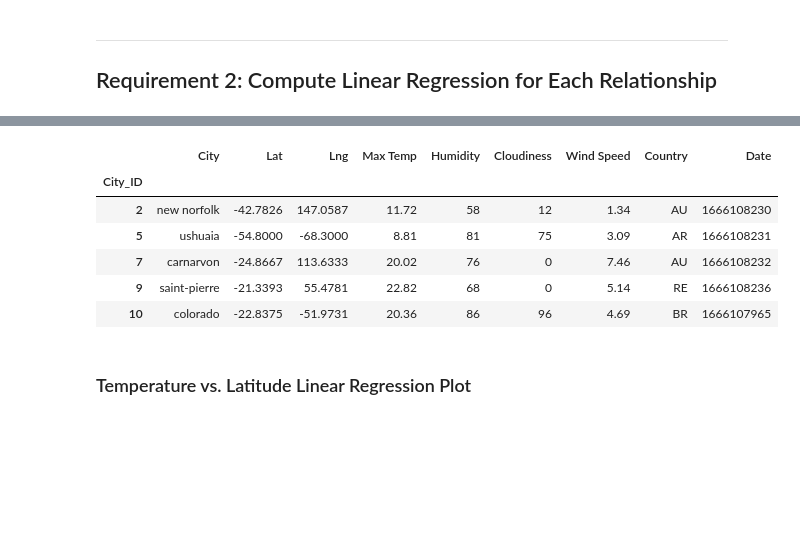
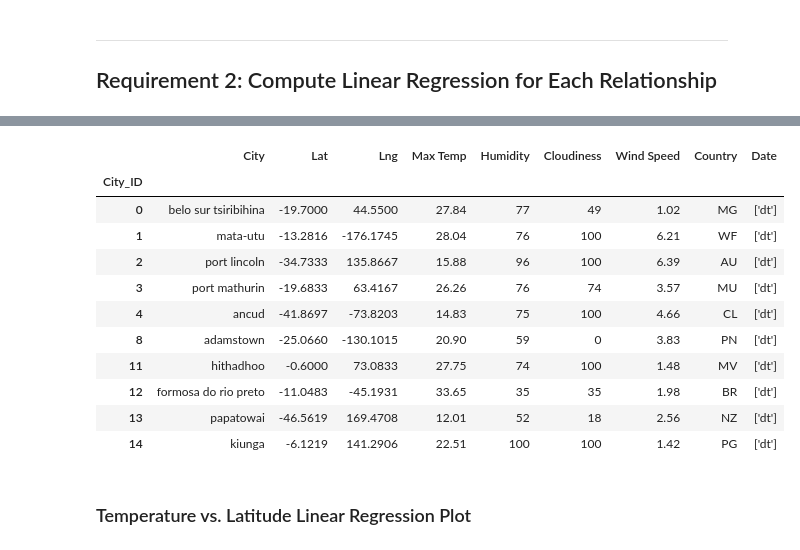
Before and after one commit to TRegan5/python-api-challenge, a Jupyter notebook: WeatherPy/WeatherPy.ipynb, the cells around one changed output, grey strips where cells are left out. Cells and saved outputs as stored; diff of their text form; code cells hidden in the pictures; blank space fills up the shorter version.

Commit message:
Set hemisphere dataframes

```diff
--- a/WeatherPy/WeatherPy.ipynb
+++ b/WeatherPy/WeatherPy.ipynb
@@ -296,17 +296,22 @@ northern_hemi_df.head()
 # %%
 # Create a DataFrame with the Southern Hemisphere data (Latitude < 0)
 # YOUR CODE HERE
-
+southern_hemi_df = city_data_df.loc[city_data_df["Lat"] < 0]
 # Display sample data
 southern_hemi_df.head()
 # %% [output]
 |  | City | Lat | Lng | Max Temp | Humidity | Cloudiness | Wind Speed | Country | Date |
 | City_ID |  |  |  |  |  |  |  |  |  |
-| 2 | new norfolk | -42.7826 | 147.0587 | 11.72 | 58 | 12 | 1.34 | AU | 1666108230 |
-| 5 | ushuaia | -54.8000 | -68.3000 | 8.81 | 81 | 75 | 3.09 | AR | 1666108231 |
-| 7 | carnarvon | -24.8667 | 113.6333 | 20.02 | 76 | 0 | 7.46 | AU | 1666108232 |
-| 9 | saint-pierre | -21.3393 | 55.4781 | 22.82 | 68 | 0 | 5.14 | RE | 1666108236 |
-| 10 | colorado | -22.8375 | -51.9731 | 20.36 | 86 | 96 | 4.69 | BR | 1666107965 |
+| 0 | belo sur tsiribihina | -19.7000 | 44.5500 | 27.84 | 77 | 49 | 1.02 | MG | ['dt'] |
+| 1 | mata-utu | -13.2816 | -176.1745 | 28.04 | 76 | 100 | 6.21 | WF | ['dt'] |
+| 2 | port lincoln | -34.7333 | 135.8667 | 15.88 | 96 | 100 | 6.39 | AU | ['dt'] |
+| 3 | port mathurin | -19.6833 | 63.4167 | 26.26 | 76 | 74 | 3.57 | MU | ['dt'] |
+| 4 | ancud | -41.8697 | -73.8203 | 14.83 | 75 | 100 | 4.66 | CL | ['dt'] |
+| 8 | adamstown | -25.0660 | -130.1015 | 20.90 | 59 | 0 | 3.83 | PN | ['dt'] |
+| 11 | hithadhoo | -0.6000 | 73.0833 | 27.75 | 74 | 100 | 1.48 | MV | ['dt'] |
+| 12 | formosa do rio preto | -11.0483 | -45.1931 | 33.65 | 35 | 35 | 1.98 | BR | ['dt'] |
+| 13 | papatowai | -46.5619 | 169.4708 | 12.01 | 52 | 18 | 2.56 | NZ | ['dt'] |
+| 14 | kiunga | -6.1219 | 141.2906 | 22.51 | 100 | 100 | 1.42 | PG | ['dt'] |
 # %% [markdown]
 ###  Temperature vs. Latitude Linear Regression Plot
 # %%
```
Also changed, not shown: parts of 1 cell of this notebook.
